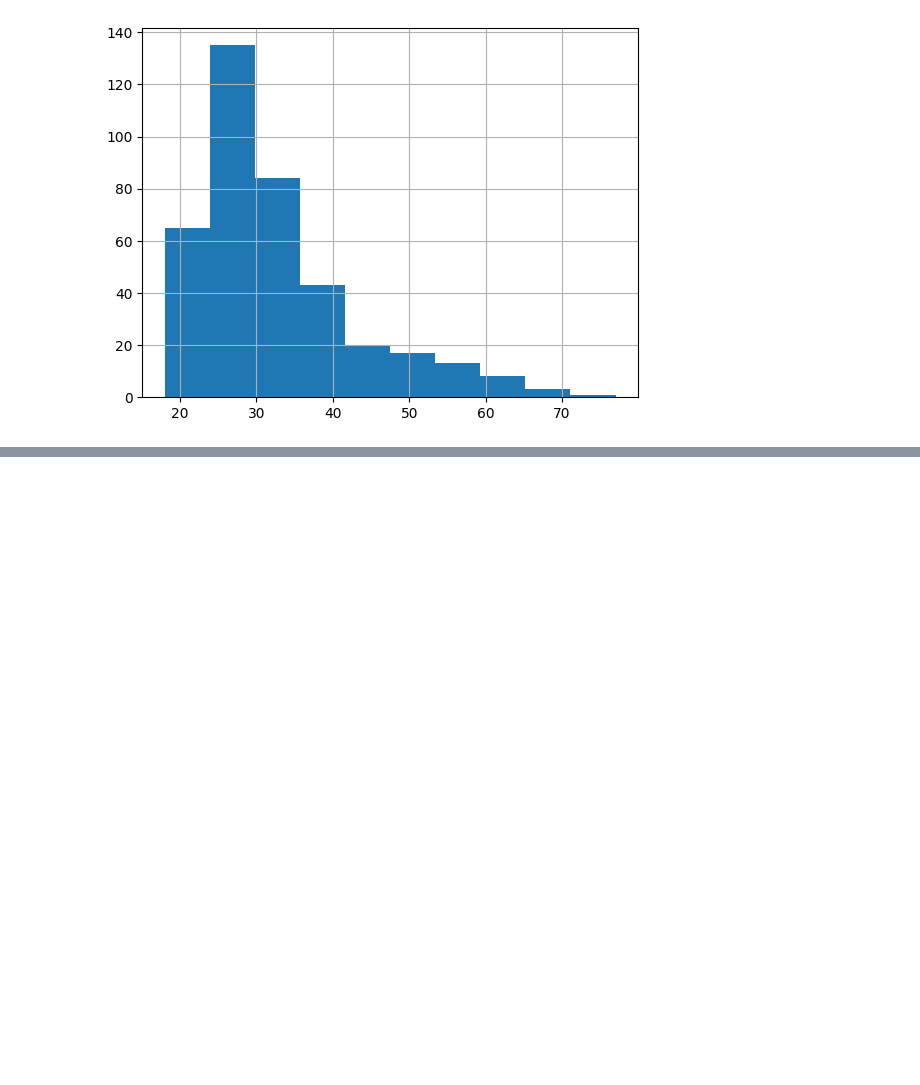
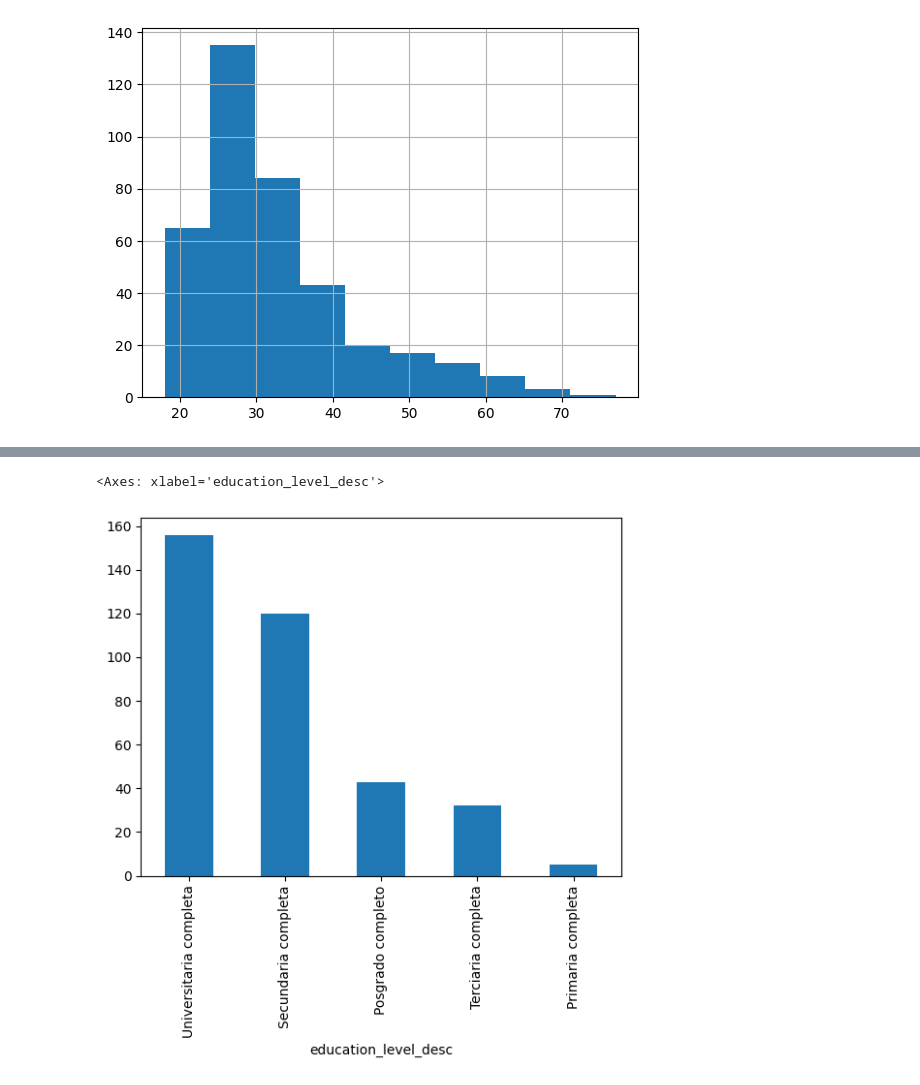
Before and after one commit to gianluca-capelo/datapruebas_analysis, a Jupyter notebook: notebooks/metadata_eda.ipynb, the cells around one changed output, grey strips where cells are left out. Drawn from its saved outputs; the diff is of its cells as text; code cells hidden in the pictures; blank space fills up the shorter version.

```diff
--- a/notebooks/metadata_eda.ipynb
+++ b/notebooks/metadata_eda.ipynb
@@ -94,0 +128,12 @@ metadata['age'].hist()
+# %%
+education_level_map = {
+    'P': 'Primaria completa',
+    'S': 'Secundaria completa',
+    'T': 'Terciaria completa',
+    'U': 'Universitaria completa',
+    'R': 'Posgrado completo'
+}
+
+# Aplicar el mapeo a la columna education_level
+metadata['education_level_desc'] = metadata['education_level'].map(education_level_map)
+metadata
@@ -94,0 +164,5 @@ metadata['age'].hist()
+# %%
+metadata['education_level_desc'].value_counts().plot.bar()
+# %% [output]
+<Axes: xlabel='education_level_desc'>
+[figure, added]
```
Also changed, not shown: parts of 5 cells of this notebook.
